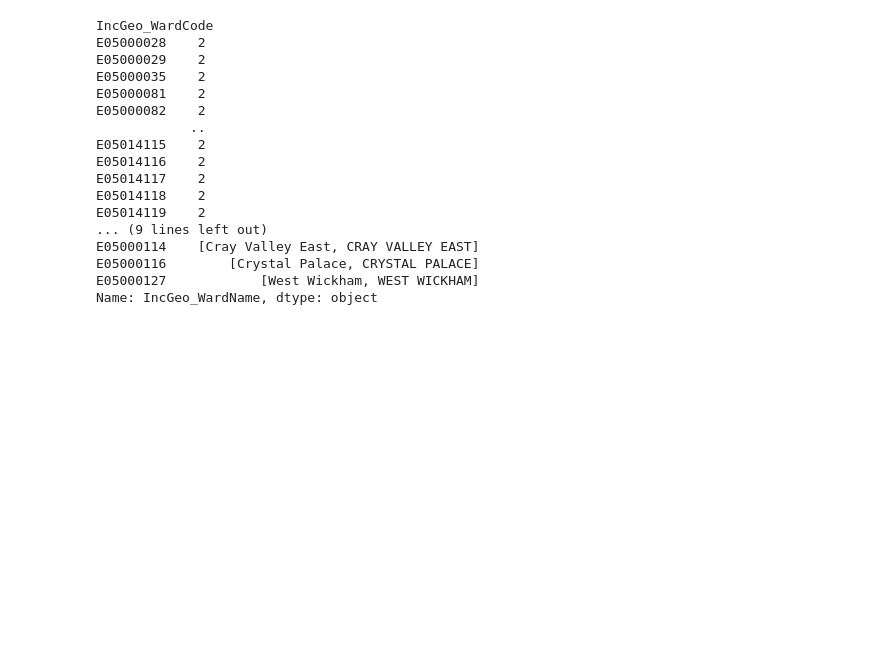
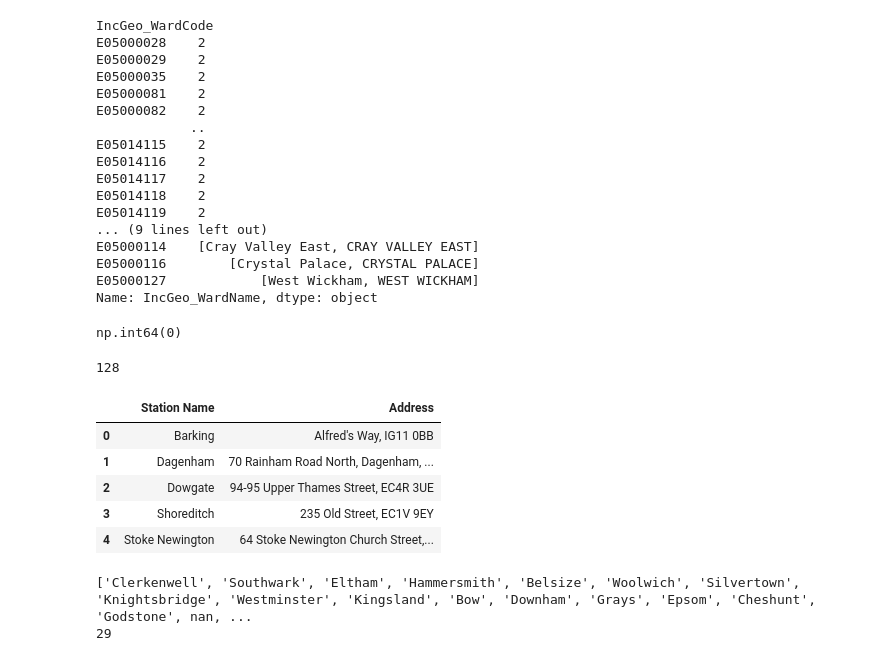
Before and after one commit to Gannnki/mle_liora_london_firefighter, a Jupyter notebook: laura_data_exploration.ipynb, the cells around one changed output. Cells and saved outputs as stored; diff of their text form; code cells hidden in the pictures; blank space fills up the shorter version.

```diff
--- a/laura_data_exploration.ipynb
+++ b/laura_data_exploration.ipynb
@@ -95,3 +95,22 @@ print(mobs_without_inc['BoroughName'].value_counts())
 # %%
 print(mobs_without_inc.nunique())
 print(len(mobs_without_inc))
+# %%
+inc_all.duplicated().sum()
+# %% [output]
+np.int64(0)
+# %%
+mob_all['DeployedFromStation_Name'].nunique()
+# %% [output]
+128
+# %%
+address = pd.read_csv('data/station_addresses.csv')
+# %%
+address.head()
+# %% [output]
+|  | Station Name | Address |
+| 0 | Barking | Alfred's Way, IG11 0BB |
+| 1 | Dagenham | 70 Rainham Road North, Dagenham, ... |
+| 2 | Dowgate | 94-95 Upper Thames Street, EC4R 3UE |
+| 3 | Shoreditch | 235 Old Street, EC1V 9EY |
+| 4 | Stoke Newington | 64 Stoke Newington Church Street,... |
@@ -97,0 +123,6 @@ print(len(mobs_without_inc))
+# %%
+print(fehlt_in_address)
+print(len(fehlt_in_address))
+# %% [output]
+['Clerkenwell', 'Southwark', 'Eltham', 'Hammersmith', 'Belsize', 'Woolwich', 'Silvertown', 'Knightsbridge', 'Westminster', 'Kingsland', 'Bow', 'Downham', 'Grays', 'Epsom', 'Cheshunt', 'Godstone', nan, ...
+29
```
Also changed, not shown: parts of 1 cell of this notebook, 1 other file.
